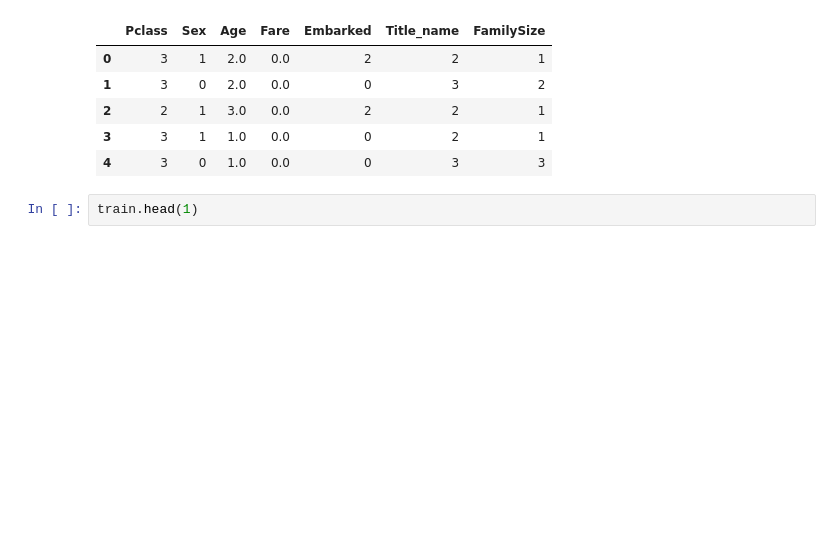
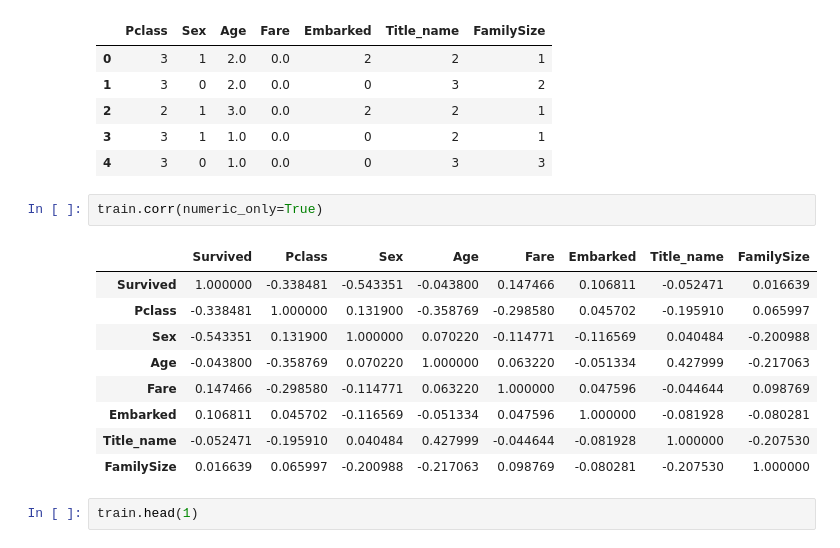
Before and after one commit to junhwan4769/python0, a Jupyter notebook: 05.인공지능/08.타이타닉.ipynb, the cells around one changed output. Cells and saved outputs as stored; diff of their text form; blank space fills up the shorter version.

```diff
--- a/05.인공지능/08.타이타닉.ipynb
+++ b/05.인공지능/08.타이타닉.ipynb
@@ -558,6 +558,18 @@ test.head()
 | 2 | 2 | 1 | 3.0 | 0.0 | 2 | 2 | 1 |
 | 3 | 3 | 1 | 1.0 | 0.0 | 0 | 2 | 1 |
 | 4 | 3 | 0 | 1.0 | 0.0 | 0 | 3 | 3 |
+# %%
+train.corr(numeric_only=True)
+# %% [output]
+|  | Survived | Pclass | Sex | Age | Fare | Embarked | Title_name | FamilySize |
+| Survived | 1.000000 | -0.338481 | -0.543351 | -0.043800 | 0.147466 | 0.106811 | -0.052471 | 0.016639 |
+| Pclass | -0.338481 | 1.000000 | 0.131900 | -0.358769 | -0.298580 | 0.045702 | -0.195910 | 0.065997 |
+| Sex | -0.543351 | 0.131900 | 1.000000 | 0.070220 | -0.114771 | -0.116569 | 0.040484 | -0.200988 |
+| Age | -0.043800 | -0.358769 | 0.070220 | 1.000000 | 0.063220 | -0.051334 | 0.427999 | -0.217063 |
+| Fare | 0.147466 | -0.298580 | -0.114771 | 0.063220 | 1.000000 | 0.047596 | -0.044644 | 0.098769 |
+| Embarked | 0.106811 | 0.045702 | -0.116569 | -0.051334 | 0.047596 | 1.000000 | -0.081928 | -0.080281 |
+| Title_name | -0.052471 | -0.195910 | 0.040484 | 0.427999 | -0.044644 | -0.081928 | 1.000000 | -0.207530 |
+| FamilySize | 0.016639 | 0.065997 | -0.200988 | -0.217063 | 0.098769 | -0.080281 | -0.207530 | 1.000000 |
 # %%
 train.head(1)
 # %% [output]
```
Also changed, not shown: 13 other files.
